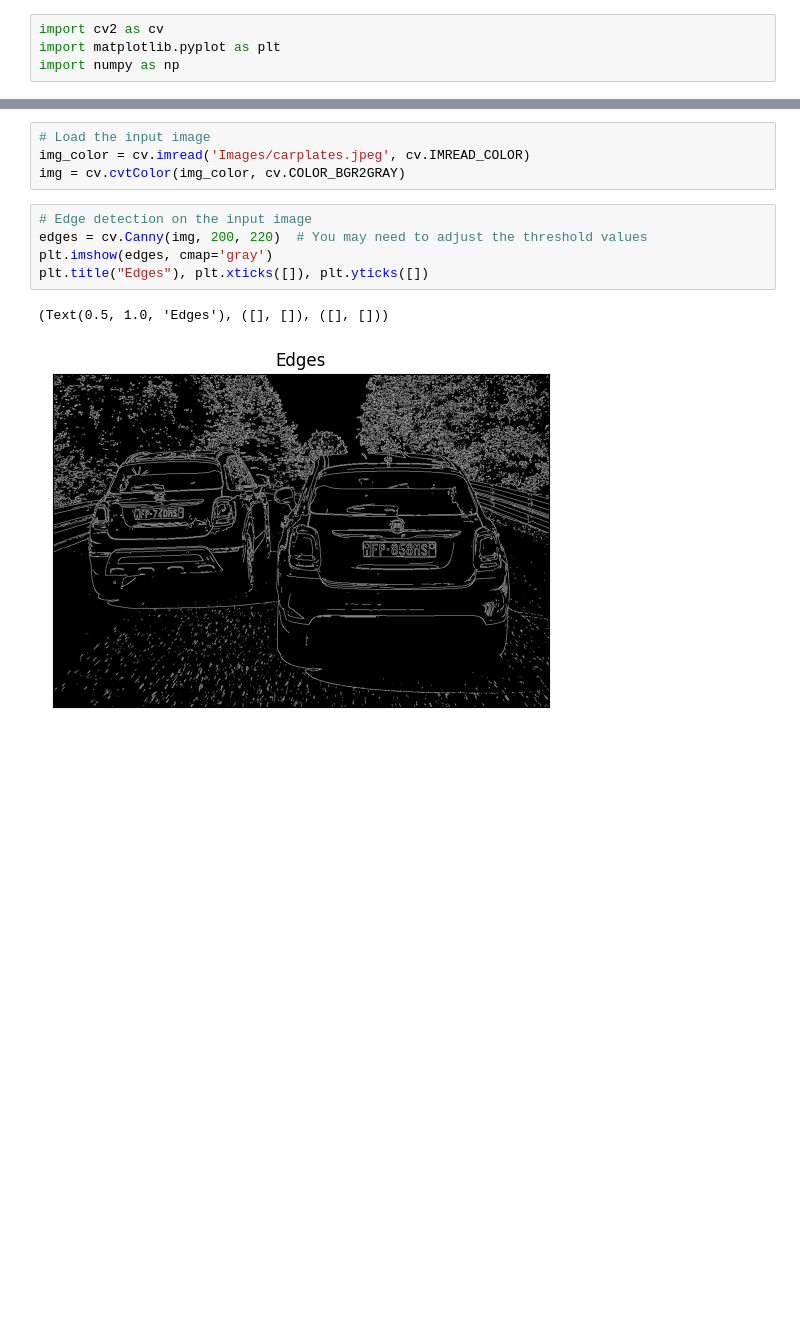
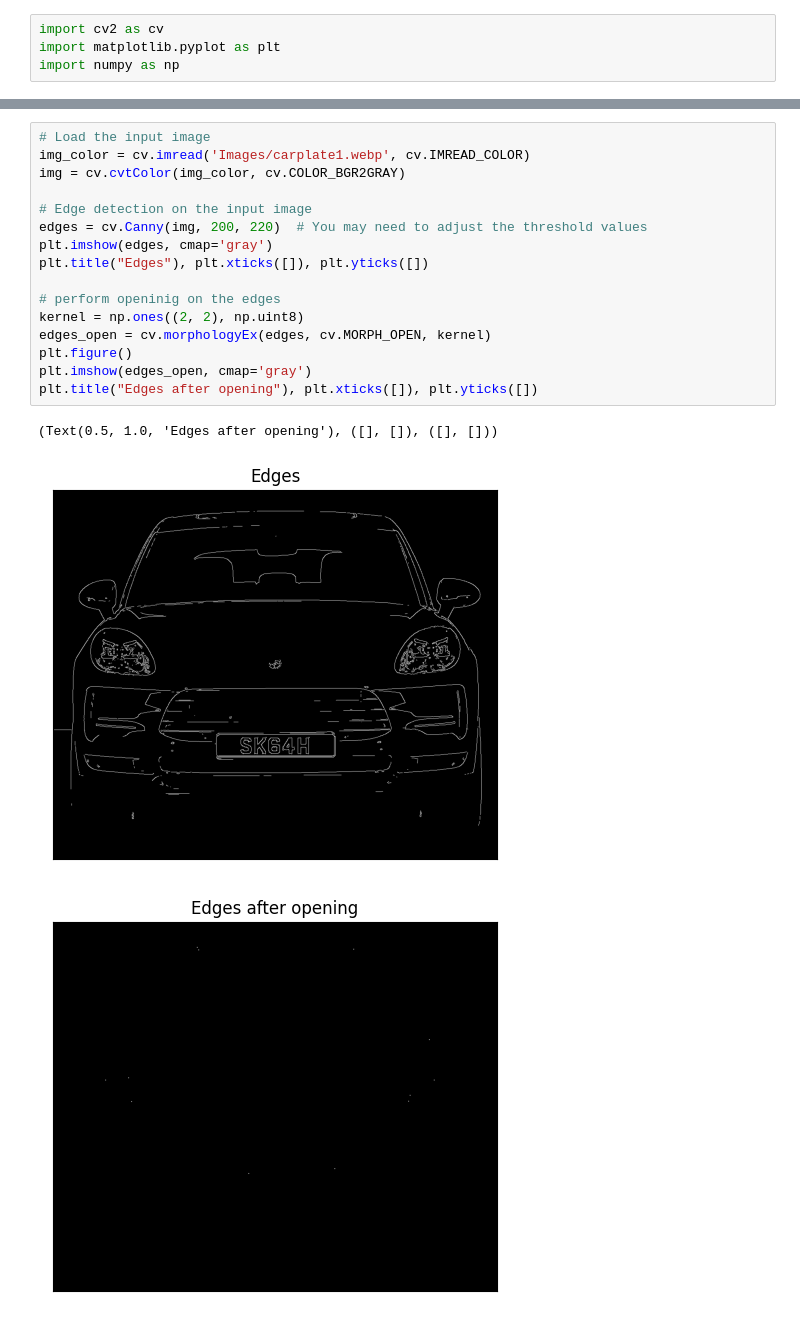
Before and after one commit to DavideLigari/computerVision, a Jupyter notebook: carplate_recognition.ipynb, the cells around one changed output, grey strips where cells are left out. Cells and saved outputs as stored; diff of their text form; blank space fills up the shorter version.

Commit message:
updated carplate recognition

```diff
--- a/carplate_recognition.ipynb
+++ b/carplate_recognition.ipynb
@@ -20,12 +21,20 @@ plt.title("Template"), plt.xticks([]), plt.yticks([])
-# %%
-# Load the input image
-img_color = cv.imread('Images/carplates.jpeg', cv.IMREAD_COLOR)
-img = cv.cvtColor(img_color, cv.COLOR_BGR2GRAY)
 # %%
+# Load the input image
+img_color = cv.imread('Images/carplate1.webp', cv.IMREAD_COLOR)
+img = cv.cvtColor(img_color, cv.COLOR_BGR2GRAY)
+
 # Edge detection on the input image
 edges = cv.Canny(img, 200, 220)  # You may need to adjust the threshold values
 plt.imshow(edges, cmap='gray')
 plt.title("Edges"), plt.xticks([]), plt.yticks([])
+
+# perform openinig on the edges
+kernel = np.ones((2, 2), np.uint8)
+edges_open = cv.morphologyEx(edges, cv.MORPH_OPEN, kernel)
+plt.figure()
+plt.imshow(edges_open, cmap='gray')
+plt.title("Edges after opening"), plt.xticks([]), plt.yticks([])
 # %% [output]
-(Text(0.5, 1.0, 'Edges'), ([], []), ([], []))
+(Text(0.5, 1.0, 'Edges after opening'), ([], []), ([], []))
-[figure, old version]
+[figure, new version]
+[figure, added]
```
Also changed, not shown: parts of 6 cells of this notebook.
